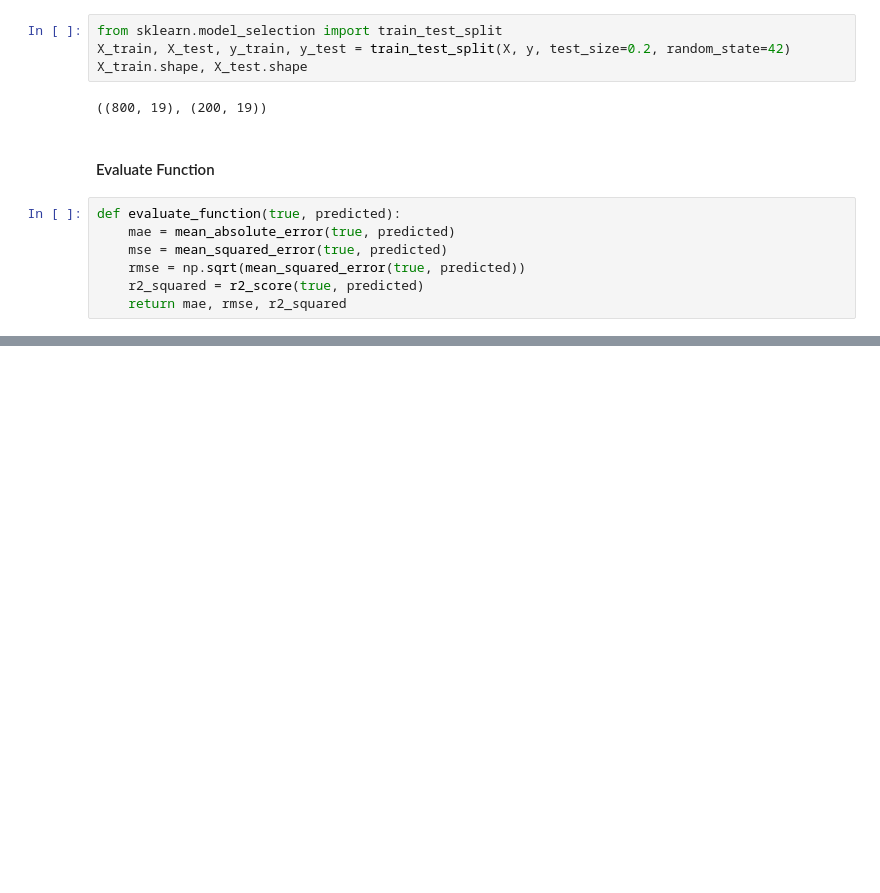
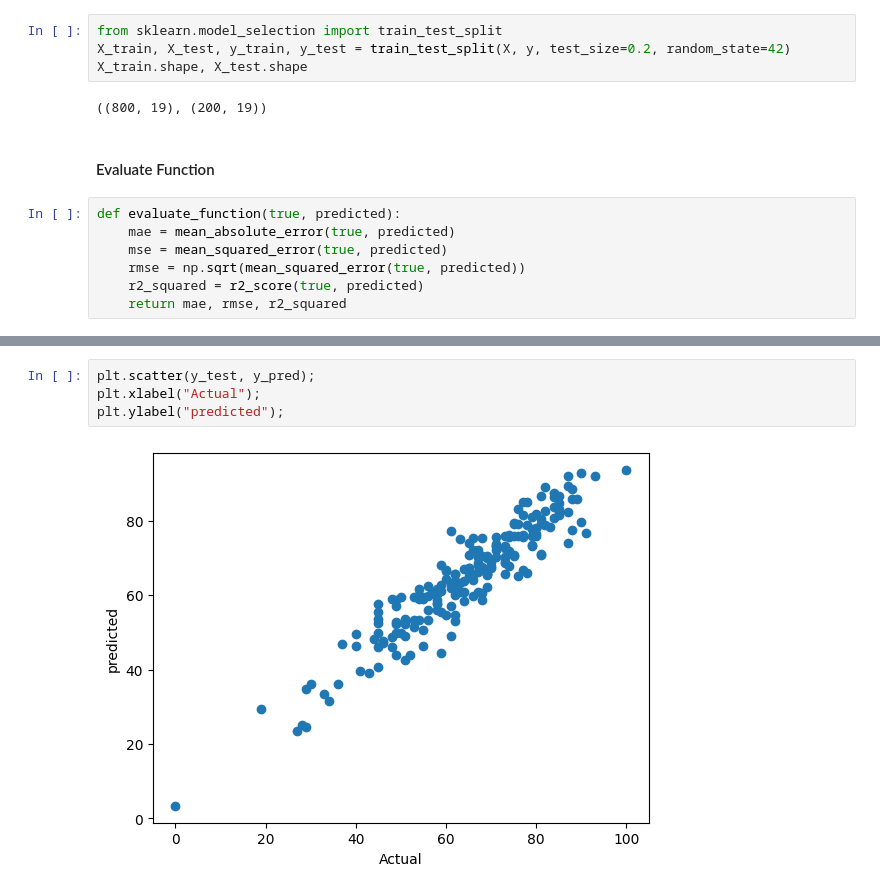
Before and after one commit to sunilgiri7/MLProject-with-AWS-deployment, a Jupyter notebook: notebook/Model_trainer.ipynb, the cells around one changed output, grey strips where cells are left out. Saved outputs shown, nothing was run; the diff lists cells and outputs as text; blank space fills up the shorter version.

```diff
--- a/notebook/Model_trainer.ipynb
+++ b/notebook/Model_trainer.ipynb
@@ -132,0 +151,6 @@ pd.DataFrame(list(zip(model_list, r2_list)), columns=['Model Name', 'R2_Score'])
+# %%
+plt.scatter(y_test, y_pred);
+plt.xlabel("Actual");
+plt.ylabel("predicted");
+# %% [output]
+[figure, added]
```
Also changed, not shown: parts of 7 cells of this notebook, 3 other files.
